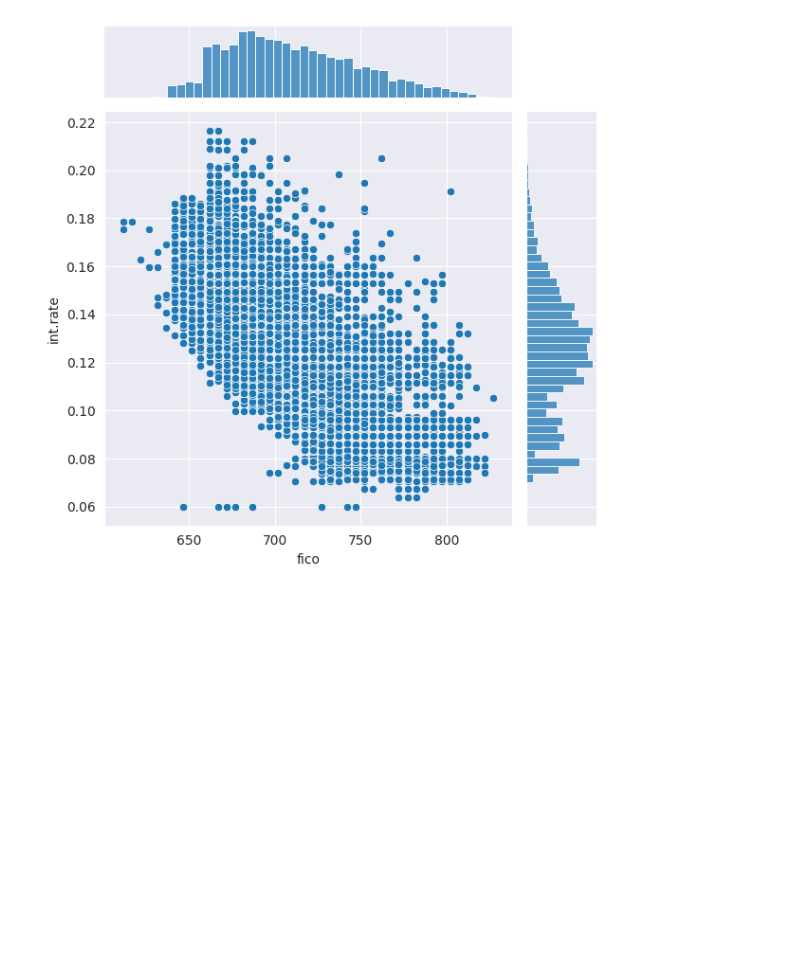
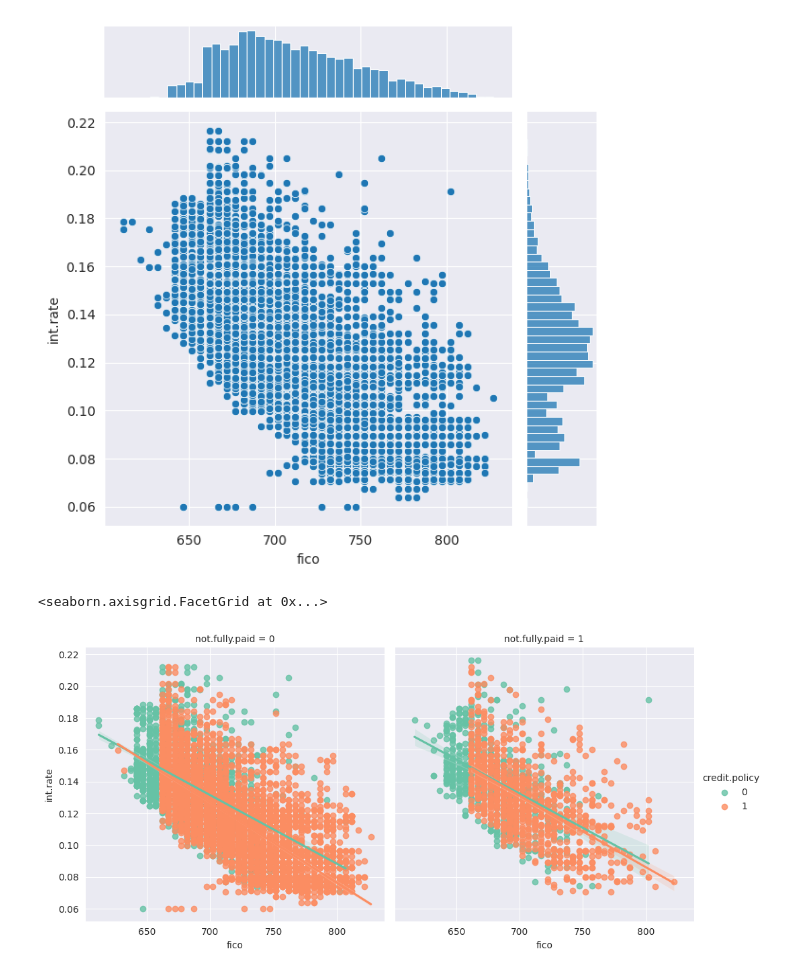
Before and after one commit to EstherMamai/LoanRepaymentPrediction, a Jupyter notebook: LoanPaymentPrediction.ipynb, the cells around one changed output. Drawn from its saved outputs; the diff is of its cells as text; code cells hidden in the pictures; blank space fills up the shorter version.

```diff
--- a/LoanPaymentPrediction.ipynb
+++ b/LoanPaymentPrediction.ipynb
@@ -79,3 +79,8 @@ sns.jointplot(x='fico', y='int.rate', data=df)
 <seaborn.axisgrid.JointGrid at 0x...>
 <Figure size 1000x600 with 0 Axes>
 [figure]
+# %%
+sns.lmplot(data=df, x='fico', y='int.rate', hue='credit.policy', col='not.fully.paid', palette='Set2')
+# %% [output]
+<seaborn.axisgrid.FacetGrid at 0x...>
+[figure, added]
```
Also changed, not shown: parts of 6 cells of this notebook.
